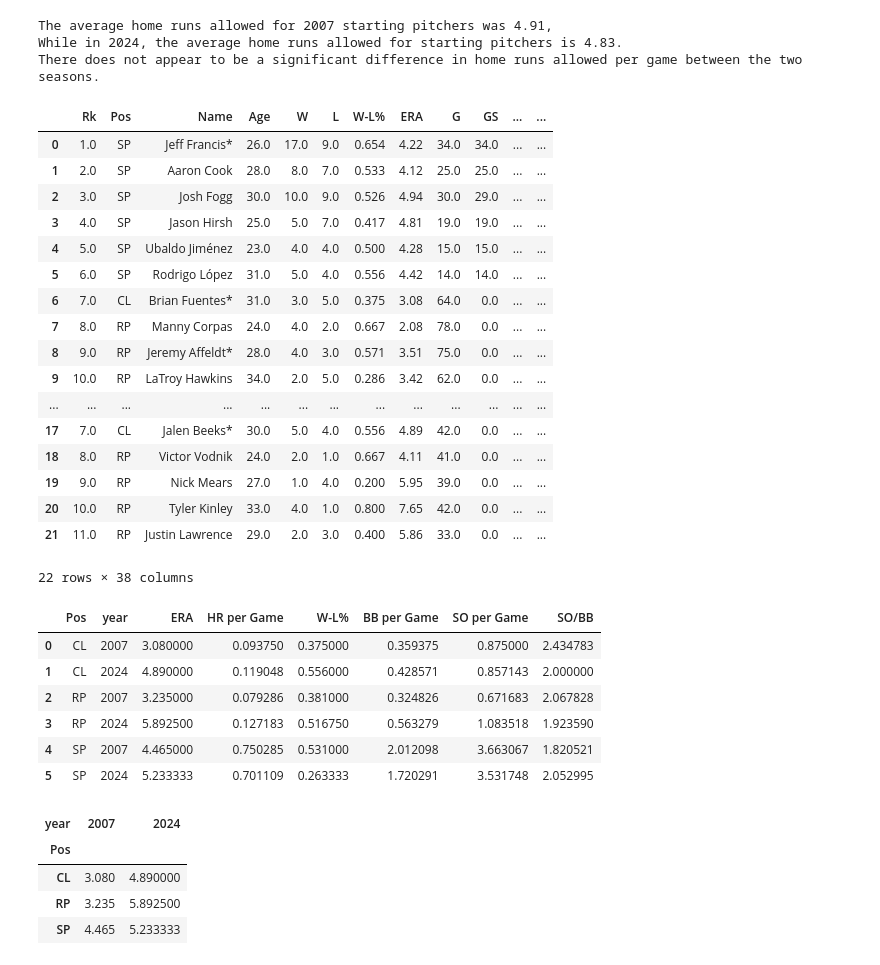
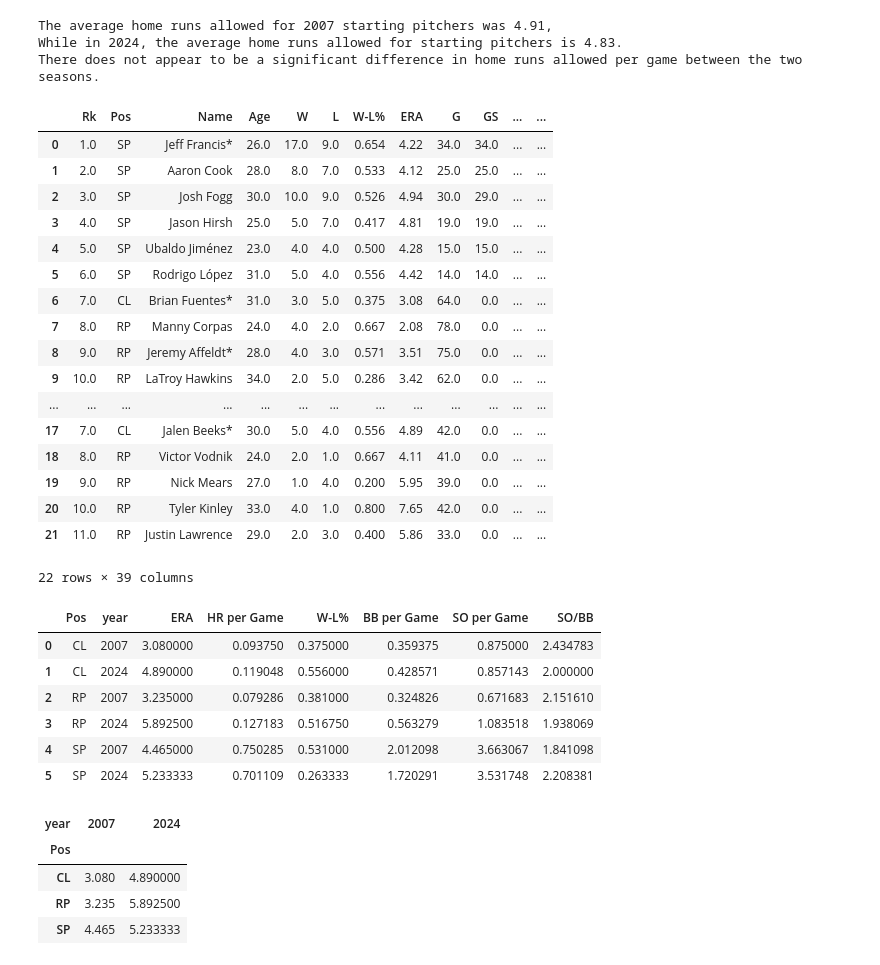
Before and after one commit to cassydm/rockies_moneyball_part-deux, a Jupyter notebook: Test_files/working_file_liz.ipynb, the cells around one changed output. Cells and saved outputs as stored; diff of their text form; code cells hidden in the pictures.

```diff
--- a/Test_files/working_file_liz.ipynb
+++ b/Test_files/working_file_liz.ipynb
@@ -226,6 +237,9 @@ pitching_2024_SP["SO per Game"] = pitching_2024_SP["SO"]/pitching_2024_SP["G"]
 pitching_2007_SP["BB per Game"] = pitching_2007_SP["BB"]/pitching_2007_SP["G"]
 pitching_2024_SP["BB per Game"] = pitching_2024_SP["BB"]/pitching_2024_SP["G"]
 
-display(pitching_2007_SP[['HR', 'G', 'HR per Game', "SO per Game", "BB per Game"]])
-display(pitching_2024_SP[['HR', 'G', 'HR per Game', 'SO per Game', 'BB per Game']])
+pitching_2007_SP['SO/BB'] = pitching_2007_SP['SO per Game']/pitching_2007_SP['BB per Game']
+pitching_2024_SP['SO/BB'] = pitching_2024_SP['SO per Game']/pitching_2024_SP['BB per Game']
+
+display(pitching_2007_SP[['HR', 'G', 'HR per Game', "SO per Game", "BB per Game", 'SO/BB']])
+display(pitching_2024_SP[['HR', 'G', 'HR per Game', 'SO per Game', 'BB per Game', 'SO/BB']])
 # %% [output]
@@ -348,7 +352,7 @@ display(pitching_combined.head(30))
 | 19 | 9.0 | RP | Nick Mears | 27.0 | 1.0 | 4.0 | 0.200 | 5.95 | 39.0 | 0.0 | ... | ... |
 | 20 | 10.0 | RP | Tyler Kinley | 33.0 | 4.0 | 1.0 | 0.800 | 7.65 | 42.0 | 0.0 | ... | ... |
 | 21 | 11.0 | RP | Justin Lawrence | 29.0 | 2.0 | 3.0 | 0.400 | 5.86 | 33.0 | 0.0 | ... | ... |
-22 rows × 38 columns
+22 rows × 39 columns
 # %%
 def make_pitching_pivot(g_df,ind,col,val):
     """
@@ -373,18 +377,18 @@ def make_pitching_pivot(g_df,ind,col,val):
     return pivot_df
 # %%
 # Grouping the combined data frame by position. One for averages and one for sums.
-pitching_combined_mean = pitching_combined.groupby(["Pos","year"])[['ERA', 'HR per Game', 'W-L%', 'BB per Game', 'SO per Game']].mean().reset_index()
-pitching_combined_mean['SO/BB'] = pitching_combined_mean['SO per Game']/pitching_combined_mean['BB per Game']
+pitching_combined_mean = pitching_combined.groupby(["Pos","year"])[['ERA', 'HR per Game', 'W-L%', 'BB per Game', 'SO per Game', 'SO/BB']].mean().reset_index()
+
 
 display(pitching_combined_mean)
 # %% [output]
 |  | Pos | year | ERA | HR per Game | W-L% | BB per Game | SO per Game | SO/BB |
 | 0 | CL | 2007 | 3.080000 | 0.093750 | 0.375000 | 0.359375 | 0.875000 | 2.434783 |
 | 1 | CL | 2024 | 4.890000 | 0.119048 | 0.556000 | 0.428571 | 0.857143 | 2.000000 |
-| 2 | RP | 2007 | 3.235000 | 0.079286 | 0.381000 | 0.324826 | 0.671683 | 2.067828 |
-| 3 | RP | 2024 | 5.892500 | 0.127183 | 0.516750 | 0.563279 | 1.083518 | 1.923590 |
-| 4 | SP | 2007 | 4.465000 | 0.750285 | 0.531000 | 2.012098 | 3.663067 | 1.820521 |
-| 5 | SP | 2024 | 5.233333 | 0.701109 | 0.263333 | 1.720291 | 3.531748 | 2.052995 |
+| 2 | RP | 2007 | 3.235000 | 0.079286 | 0.381000 | 0.324826 | 0.671683 | 2.151610 |
+| 3 | RP | 2024 | 5.892500 | 0.127183 | 0.516750 | 0.563279 | 1.083518 | 1.938069 |
+| 4 | SP | 2007 | 4.465000 | 0.750285 | 0.531000 | 2.012098 | 3.663067 | 1.841098 |
+| 5 | SP | 2024 | 5.233333 | 0.701109 | 0.263333 | 1.720291 | 3.531748 | 2.208381 |
 # %%
 # Making a dictionary to hold the rockies colors for viewing easier in a bar chart.
 colors={2007:ls.Rockies_Purple_Hex,2024:ls.Rockies_Silver_Hex}
```
Also changed, not shown: parts of 10 cells of this notebook, 1 other file.
